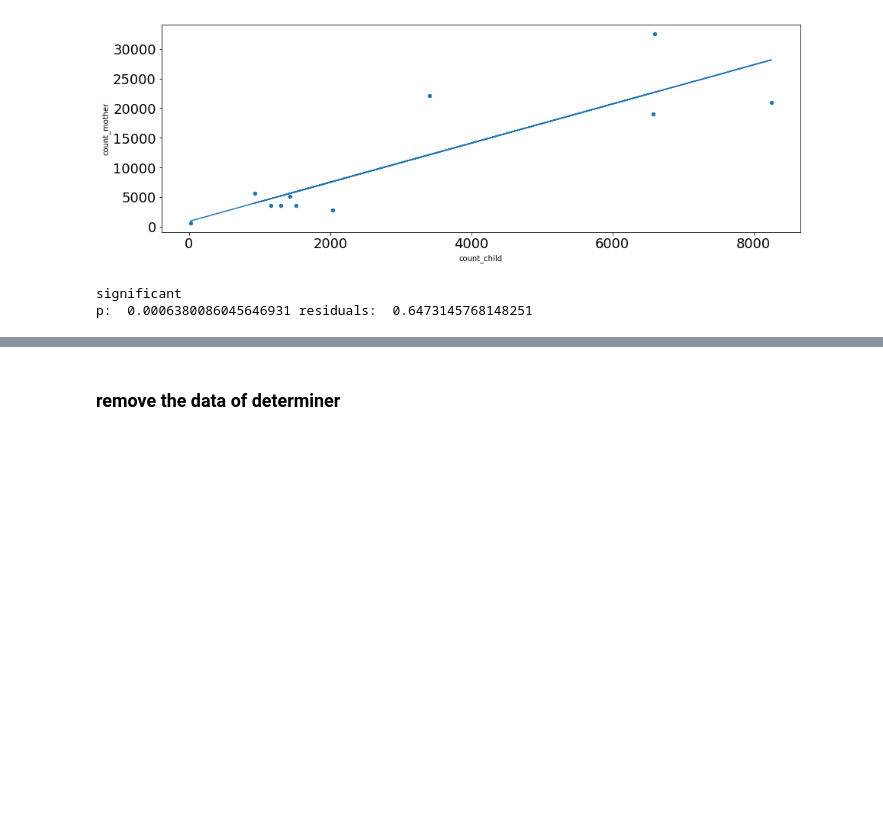
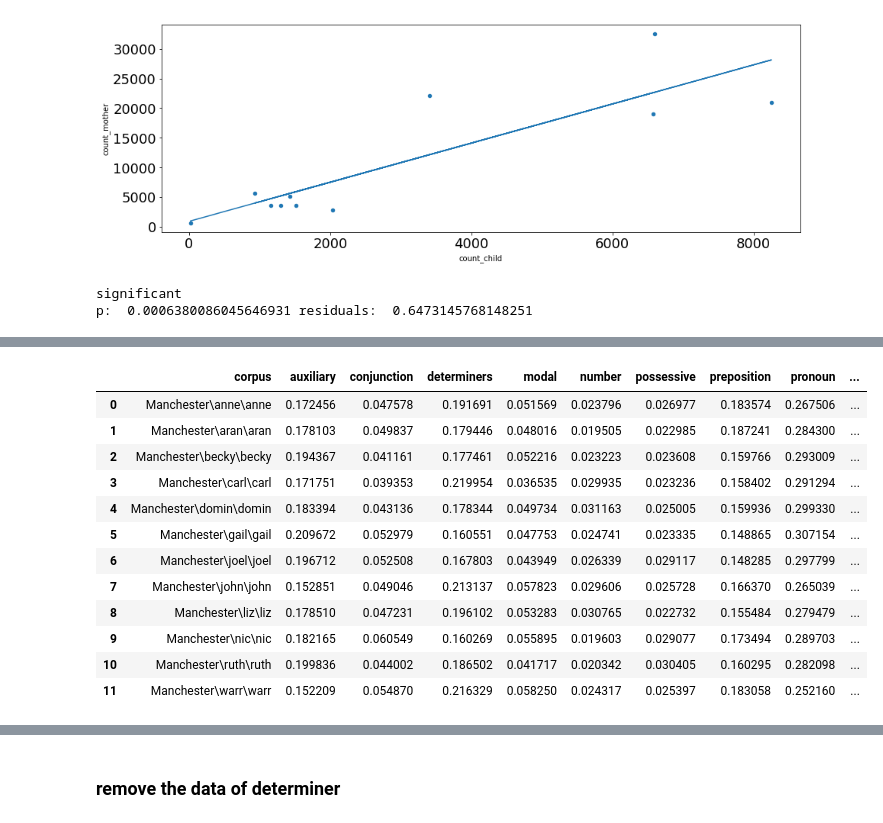
Before and after one commit to qxu1994/formulae-project, a Jupyter notebook: Count function words after disambiguating.ipynb, the cells around one changed output, grey strips where cells are left out. Cells and saved outputs as stored; diff of their text form; code cells hidden in the pictures; blank space fills up the shorter version.

```diff
--- a/Count function words after disambiguating.ipynb
+++ b/Count function words after disambiguating.ipynb
@@ -75,0 +90,21 @@ df_mean = df_sum.groupby('label').sum()
+# %%
+df_per = pd.read_excel('mean per mother.xlsx')
+# %%
+df_per.loc[:,'auxiliary':'wh'] = df_per.loc[:,'auxiliary':'wh'].div(df_per['total'], axis = 0)
+# %%
+df_per['check'] = df_per.loc[:,'auxiliary':'wh'].sum(axis = 1)
+df_per
+# %% [output]
+|  | corpus | auxiliary | conjunction | determiners | modal | number | possessive | preposition | pronoun | ... |
+| 0 | Manchester\anne\anne | 0.172456 | 0.047578 | 0.191691 | 0.051569 | 0.023796 | 0.026977 | 0.183574 | 0.267506 | ... |
+| 1 | Manchester\aran\aran | 0.178103 | 0.049837 | 0.179446 | 0.048016 | 0.019505 | 0.022985 | 0.187241 | 0.284300 | ... |
+| 2 | Manchester\becky\becky | 0.194367 | 0.041161 | 0.177461 | 0.052216 | 0.023223 | 0.023608 | 0.159766 | 0.293009 | ... |
+| 3 | Manchester\carl\carl | 0.171751 | 0.039353 | 0.219954 | 0.036535 | 0.029935 | 0.023236 | 0.158402 | 0.291294 | ... |
+| 4 | Manchester\domin\domin | 0.183394 | 0.043136 | 0.178344 | 0.049734 | 0.031163 | 0.025005 | 0.159936 | 0.299330 | ... |
+| 5 | Manchester\gail\gail | 0.209672 | 0.052979 | 0.160551 | 0.047753 | 0.024741 | 0.023335 | 0.148865 | 0.307154 | ... |
+| 6 | Manchester\joel\joel | 0.196712 | 0.052508 | 0.167803 | 0.043949 | 0.026339 | 0.029117 | 0.148285 | 0.297799 | ... |
+| 7 | Manchester\john\john | 0.152851 | 0.049046 | 0.213137 | 0.057823 | 0.029606 | 0.025728 | 0.166370 | 0.265039 | ... |
+| 8 | Manchester\liz\liz | 0.178510 | 0.047231 | 0.196102 | 0.053283 | 0.030765 | 0.022732 | 0.155484 | 0.279479 | ... |
+| 9 | Manchester\nic\nic | 0.182165 | 0.060549 | 0.160269 | 0.055895 | 0.019603 | 0.029077 | 0.173494 | 0.289703 | ... |
+| 10 | Manchester\ruth\ruth | 0.199836 | 0.044002 | 0.186502 | 0.041717 | 0.020342 | 0.030405 | 0.160295 | 0.282098 | ... |
+| 11 | Manchester\warr\warr | 0.152209 | 0.054870 | 0.216329 | 0.058250 | 0.024317 | 0.025397 | 0.183058 | 0.252160 | ... |
```
Also changed, not shown: parts of 18 cells of this notebook.
